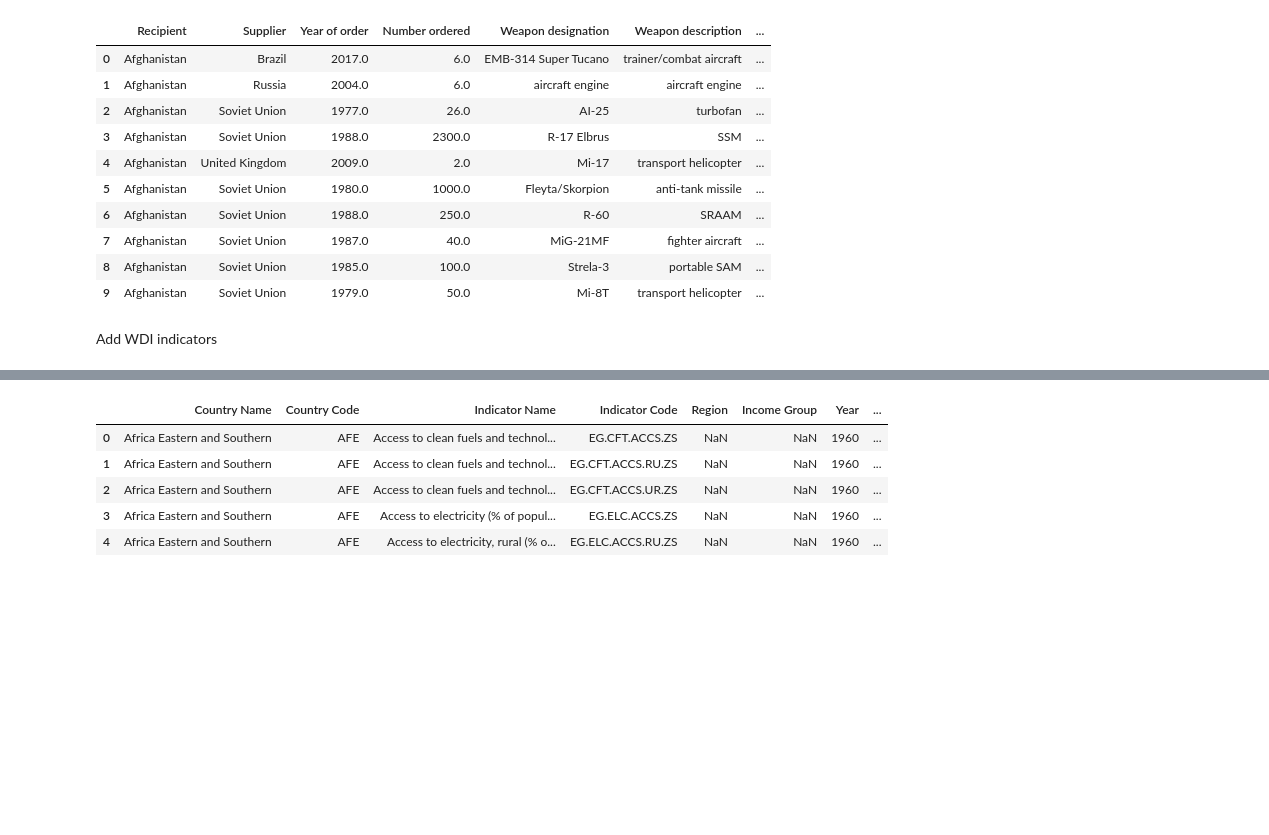
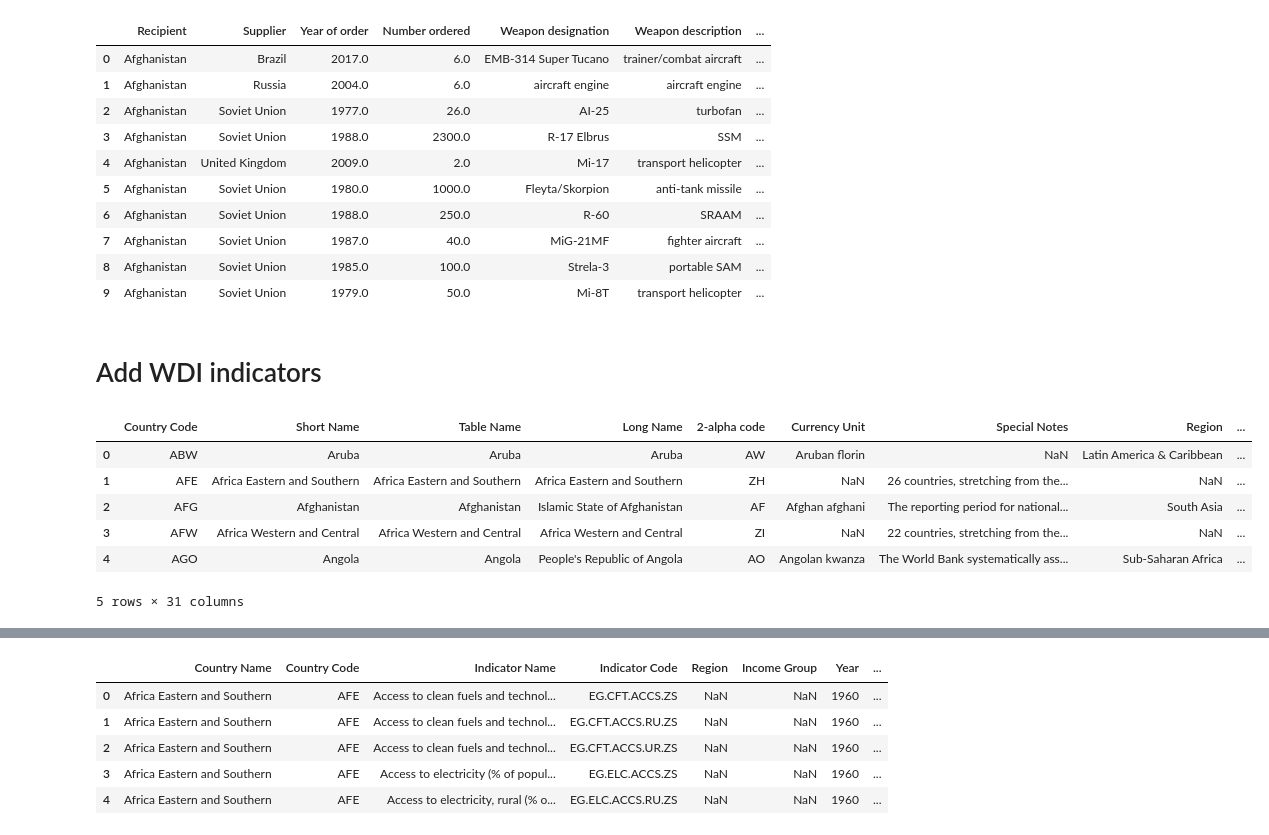
Before and after one commit to ClaytonB-3/arms-trade-proj, a Jupyter notebook: data_cleaning.ipynb, the cells around one changed output, grey strips where cells are left out. Drawn from its saved outputs; the diff is of its cells as text; code cells hidden in the pictures; blank space fills up the shorter version.

```diff
--- a/data_cleaning.ipynb
+++ b/data_cleaning.ipynb
@@ -482,7 +489,16 @@ df.head(10)
 | 8 | Afghanistan | Soviet Union | 1985.0 | 100.0 | Strela-3 | portable SAM | ... |
 | 9 | Afghanistan | Soviet Union | 1979.0 | 50.0 | Mi-8T | transport helicopter | ... |
 # %% [markdown]
-Add WDI indicators
+# Add WDI indicators
 # %%
 wdi_df = pd.read_csv('raw_data/WDICSV.csv')
 country_df = pd.read_csv('raw_data/WDICountry.csv')
+country_df.head()
+# %% [output]
+|  | Country Code | Short Name | Table Name | Long Name | 2-alpha code | Currency Unit | Special Notes | Region | ... |
+| 0 | ABW | Aruba | Aruba | Aruba | AW | Aruban florin | NaN | Latin America & Caribbean | ... |
+| 1 | AFE | Africa Eastern and Southern | Africa Eastern and Southern | Africa Eastern and Southern | ZH | NaN | 26 countries, stretching from the... | NaN | ... |
+| 2 | AFG | Afghanistan | Afghanistan | Islamic State of Afghanistan | AF | Afghan afghani | The reporting period for national... | South Asia | ... |
+| 3 | AFW | Africa Western and Central | Africa Western and Central | Africa Western and Central | ZI | NaN | 22 countries, stretching from the... | NaN | ... |
+| 4 | AGO | Angola | Angola | People's Republic of Angola | AO | Angolan kwanza | The World Bank systematically ass... | Sub-Saharan Africa | ... |
+5 rows × 31 columns
```
Also changed, not shown: parts of 10 cells of this notebook, 7 other files.
